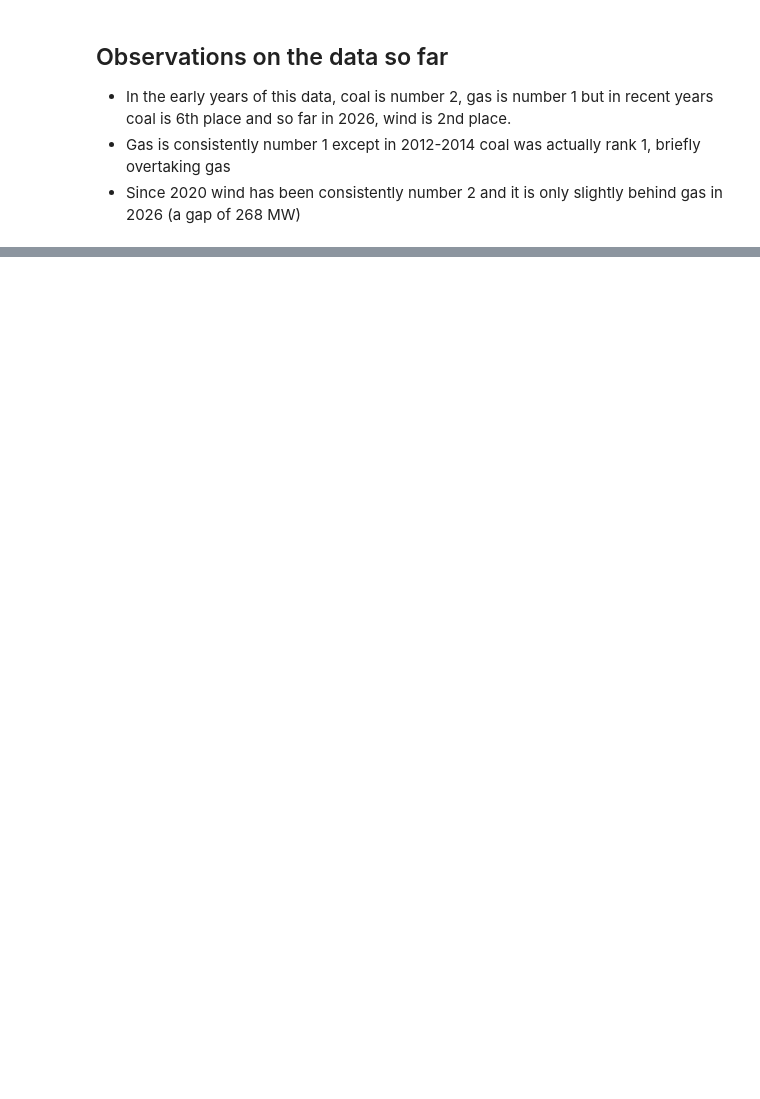
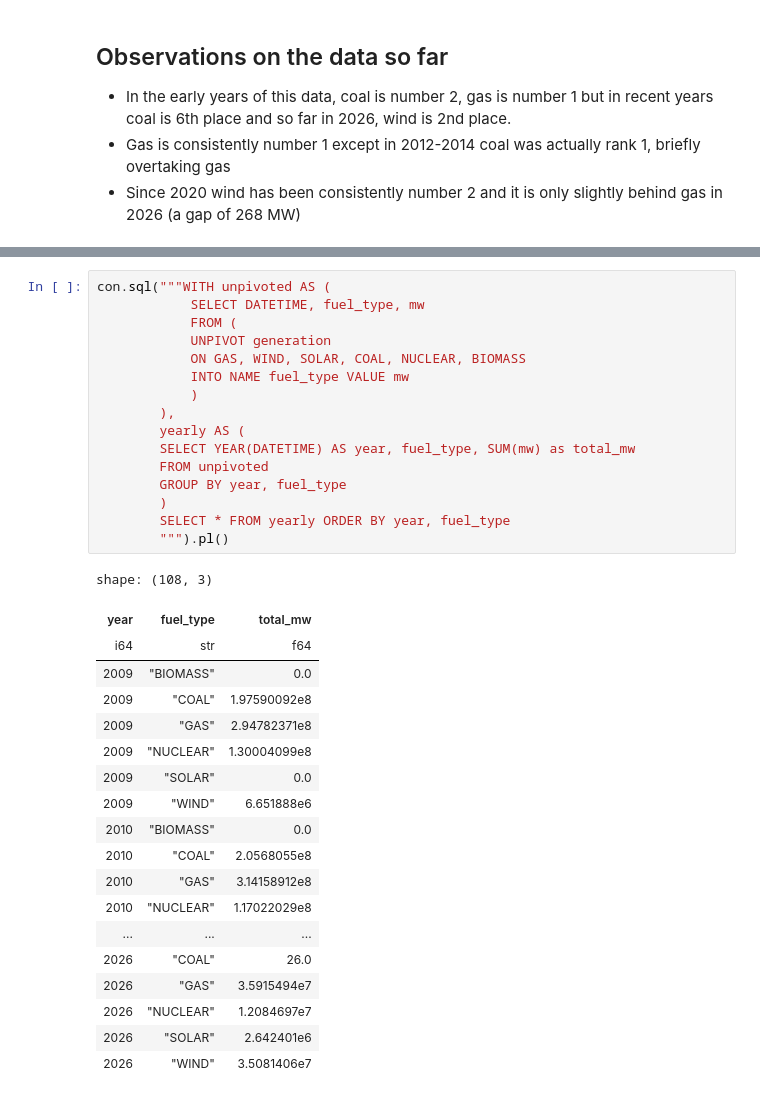
Before and after one commit to james-westwood/energy_data_windowing, a Jupyter notebook: analysis.ipynb, the cells around one changed output, grey strips where cells are left out. Saved outputs shown, nothing was run; the diff lists cells and outputs as text; blank space fills up the shorter version.

```diff
--- a/analysis.ipynb
+++ b/analysis.ipynb
@@ -214,0 +219,36 @@ con.sql("""SELECT DATETIME,
+# %%
+con.sql("""WITH unpivoted AS (
+            SELECT DATETIME, fuel_type, mw
+            FROM (
+            UNPIVOT generation
+            ON GAS, WIND, SOLAR, COAL, NUCLEAR, BIOMASS
+            INTO NAME fuel_type VALUE mw
+            )
+        ),
+        yearly AS (
+        SELECT YEAR(DATETIME) AS year, fuel_type, SUM(mw) as total_mw
+        FROM unpivoted
+        GROUP BY year, fuel_type
+        )
+        SELECT * FROM yearly ORDER BY year, fuel_type
+        """).pl()
+# %% [output]
+shape: (108, 3)
+| year | fuel_type | total_mw |
+| i64 | str | f64 |
+| 2009 | "BIOMASS" | 0.0 |
+| 2009 | "COAL" | 1.97590092e8 |
+| 2009 | "GAS" | 2.94782371e8 |
+| 2009 | "NUCLEAR" | 1.30004099e8 |
+| 2009 | "SOLAR" | 0.0 |
+| 2009 | "WIND" | 6.651888e6 |
+| 2010 | "BIOMASS" | 0.0 |
+| 2010 | "COAL" | 2.0568055e8 |
+| 2010 | "GAS" | 3.14158912e8 |
+| 2010 | "NUCLEAR" | 1.17022029e8 |
+| ... | ... | ... |
+| 2026 | "COAL" | 26.0 |
+| 2026 | "GAS" | 3.5915494e7 |
+| 2026 | "NUCLEAR" | 1.2084697e7 |
+| 2026 | "SOLAR" | 2.642401e6 |
+| 2026 | "WIND" | 3.5081406e7 |
```
Also changed, not shown: parts of 8 cells of this notebook, 1 other file.
